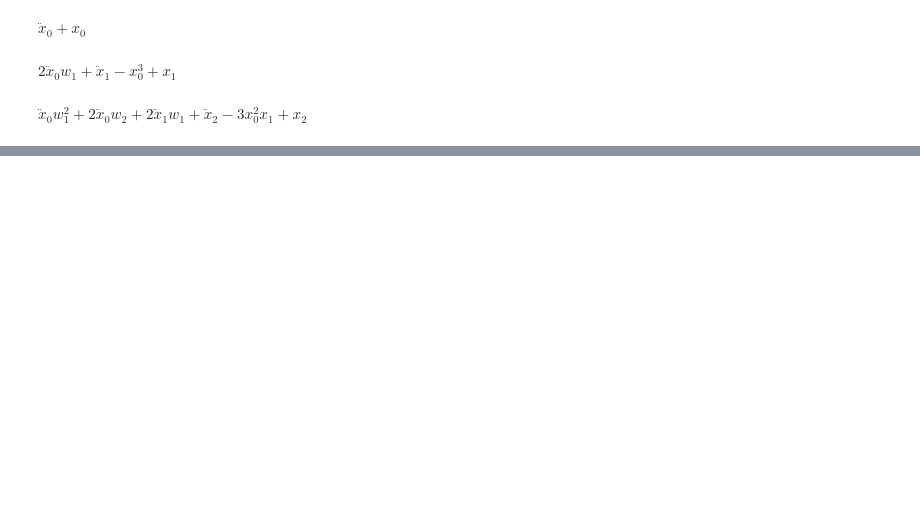
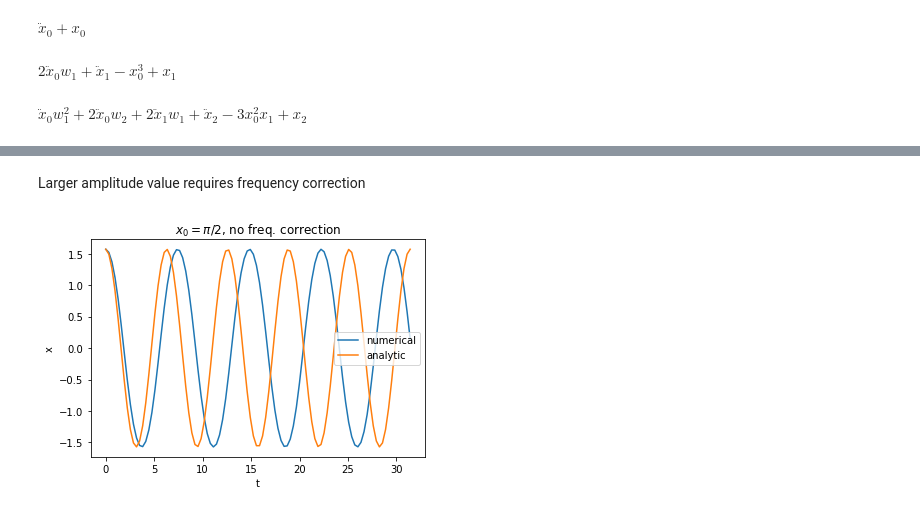
Before and after one commit to vr050714/nonlinear-vibration-seminar, a Jupyter notebook: diffing.ipynb, the cells around one changed output, grey strips where cells are left out. Drawn from its saved outputs; the diff is of its cells as text; code cells hidden in the pictures; blank space fills up the shorter version.

```diff
--- a/diffing.ipynb
+++ b/diffing.ipynb
@@ -30,0 +93,7 @@ from scipy.integrate import odeint
+# %% [markdown]
+Larger amplitude value requires frequency correction
+# %%
+plot_duffing(t, sol2[:,0], x2*np.cos(t),
+             title='$x_0=\pi/2$, no freq. correction')
+# %% [output]
+[figure, added]
```
Also changed, not shown: parts of 14 cells of this notebook.
